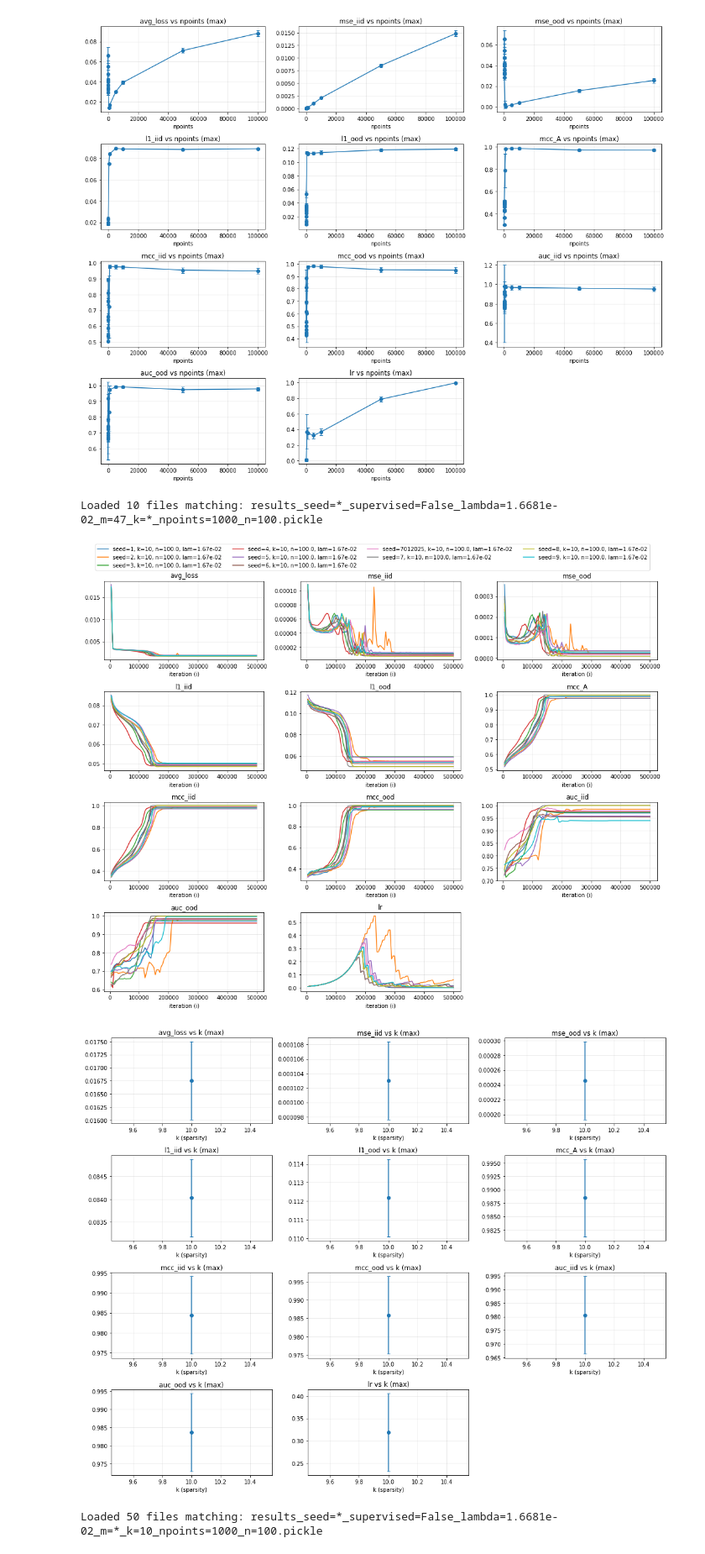
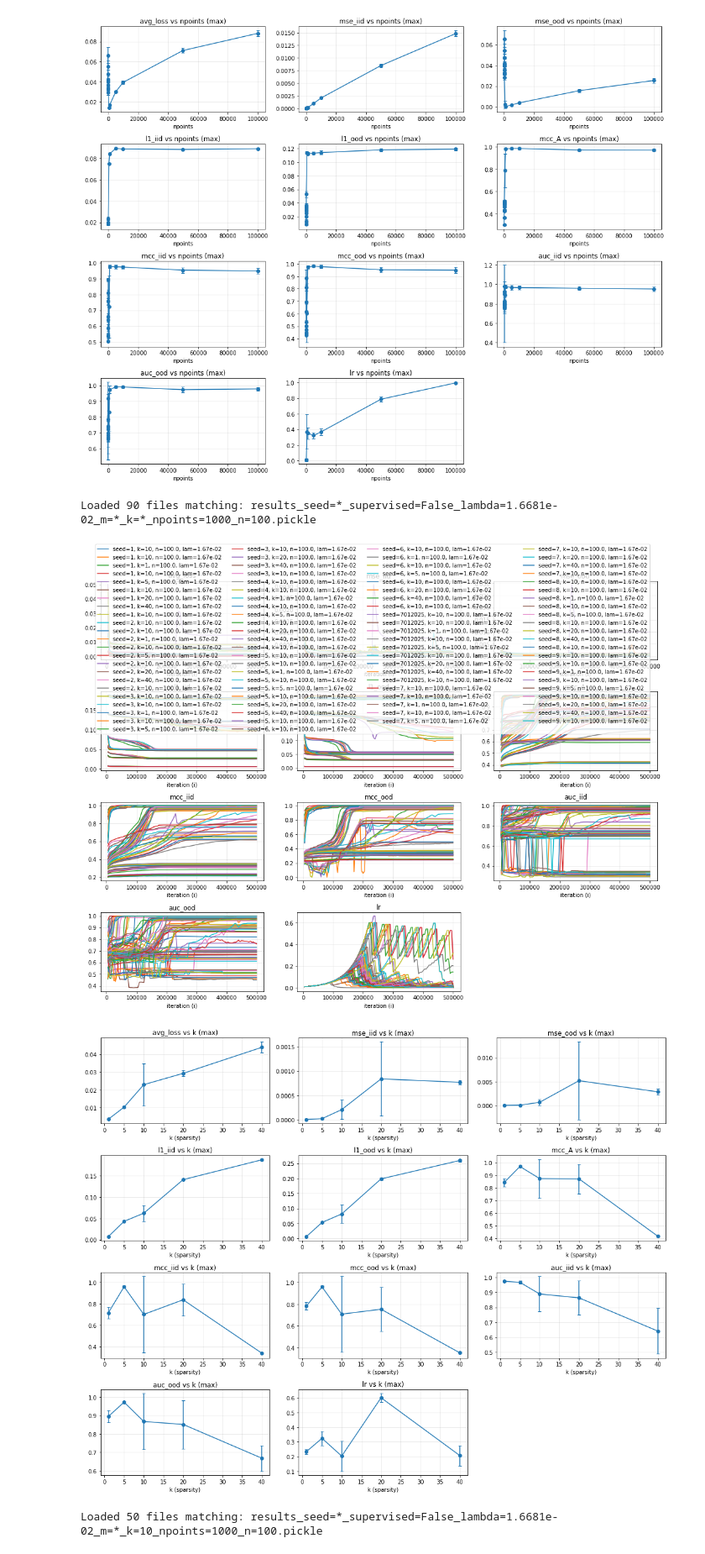
Before and after one commit to shrutij01/compositional-sparse-ood, a Jupyter notebook: plots.ipynb, the cells around one changed output. Shown at 84% size. Cells and saved outputs as stored; diff of their text form; code cells hidden in the pictures.

Commit message:
plots updated

```diff
--- a/plots.ipynb
+++ b/plots.ipynb
@@ -376,10 +376,13 @@ import numpy as np
 import matplotlib.pyplot as plt
 from collections import defaultdict
 
+### m set to lower bound (changes with n)!!
+print("m set to lower bound (changes with n)!!")
+
 # ---- Configure inputs ----
 # Example: vary n, keep seed/lambda filter as desired
-# glob_pattern = 'results_seed=*_supervised=False_lambda=1.6681e-02_n=*.pickle'
-glob_pattern = 'results_seed=*_supervised=False_lambda=1.6681e-02_m=47_k=10_npoints=1000_n=*.pickle'
+# glob_pattern = 'results_seed=*_supervised=False_lambda=1.6681e-02_m=47_k=10_npoints=1000_n=*.pickle'
+glob_pattern = 'results_seed=*_supervised=False_lambda=1.6681e-02_m=*_k=10_npoints=1000_n=*.pickle'
 
 filelist = sorted(glob.glob(glob_pattern))
 
@@ -1014,9 +1018,12 @@ import numpy as np
 import matplotlib.pyplot as plt
 from collections import defaultdict
 
+print('m set automatically according to k!!!')
+
 # ---- Configure inputs ----
 # Example: vary k, keep n and other params fixed as desired
-glob_pattern = 'results_seed=*_supervised=False_lambda=1.6681e-02_m=47_k=*_npoints=1000_n=100.pickle'
+# glob_pattern = 'results_seed=*_supervised=False_lambda=1.6681e-02_m=47_k=*_npoints=1000_n=100.pickle'
+glob_pattern = 'results_seed=*_supervised=False_lambda=1.6681e-02_m=*_k=*_npoints=1000_n=100.pickle'
 filelist = sorted(glob.glob(glob_pattern))
 
 # Labels to include (leave empty to auto-detect 1D time-series tracked over iterations)
@@ -1151,36 +1158,36 @@ by_k = defaultdict(list)
 for log in logs:
     k_key = log['_meta'].get('k', None)
     if k_key is not None:
         by_k[k_key].append(log)
 
 fig_k, axes_k = make_subplot_grid(len(labels_to_plot), max_cols=3)
 for idx, k in enumerate(labels_to_plot):
     ax = axes_k[idx]
     x_vals, means, stds = [], [], []
     for k_key in sorted(by_k.keys(), key=lambda x: (isinstance(x, str), x)):
         vals = []
         for log in by_k[k_key]:
             series = log.get(k, None)
             if isinstance(series, list) and len(series) > 0:
                 vals.append(np.max(series) if summary_stat == 'max' else series[-1])
         if len(vals) == 0:
             continue
         x_vals.append(k_key)
         means.append(np.mean(vals))
         stds.append(np.std(vals))
     if len(x_vals) == 0:
         continue
     ax.errorbar(x_vals, means, yerr=stds, fmt='o-', capsize=3)
     ax.set_title(f"{k} vs k ({summary_stat})")
     ax.set_xlabel('k (sparsity)')
     ax.grid(True, alpha=0.3)
 fig_k.tight_layout()
 plt.semilogx()
 plt.show()
 # %% [output]
-Loaded 10 files matching: results_seed=*_supervised=False_lambda=1.6681e-02_m=47_k=*_npoints=1000_n=100.pickle
+Loaded 90 files matching: results_seed=*_supervised=False_lambda=1.6681e-02_m=*_k=*_npoints=1000_n=100.pickle
-[figure, old version]
+[figure, new version]
-[figure, old version]
+[figure, new version]
 # %%
 import pickle
 import re
```
Also changed, not shown: parts of 1 cell of this notebook.
